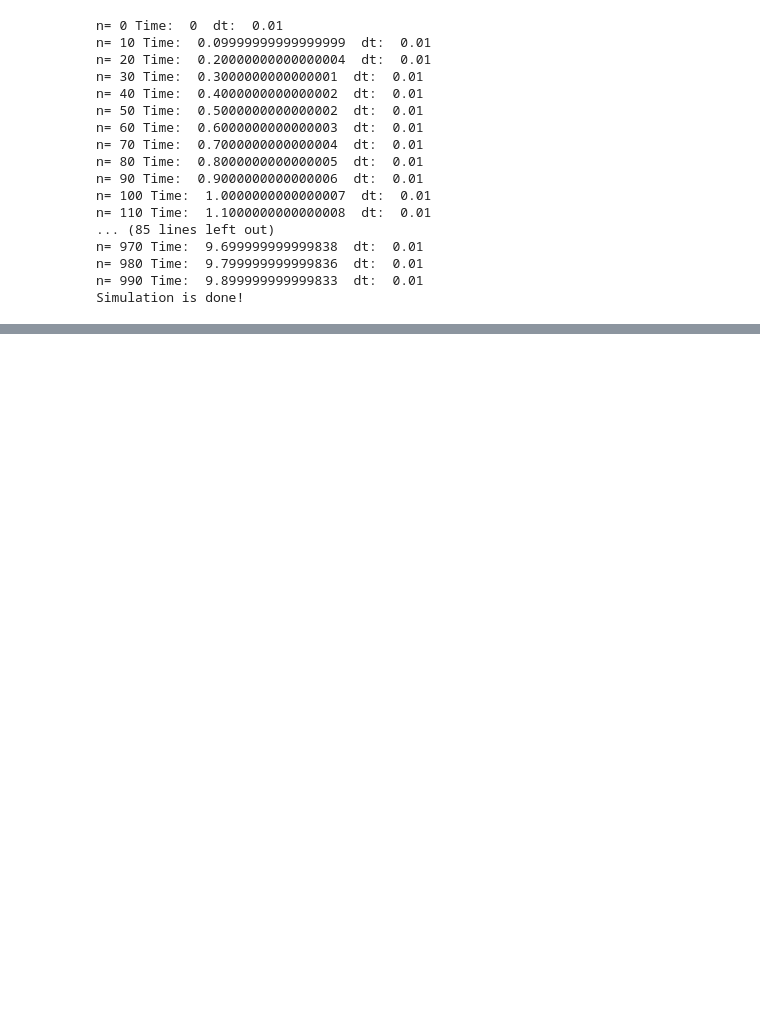
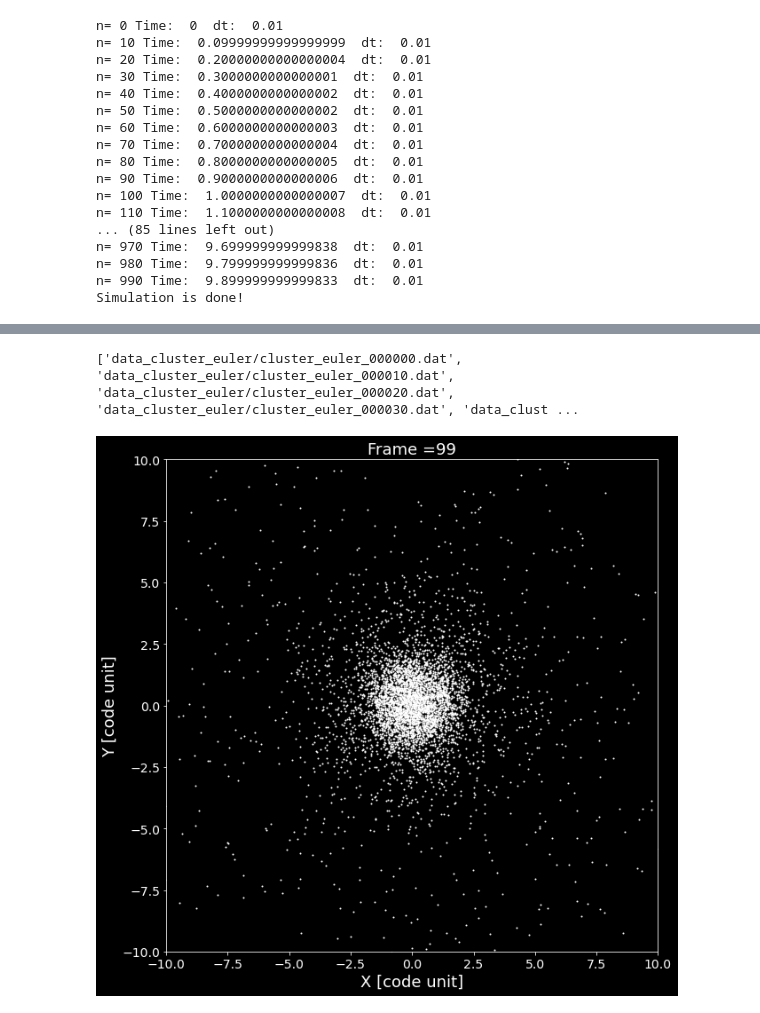
Before and after one commit to ricky4280/computationalPhysics-112, a Jupyter notebook: project2/HW2/HW2.ipynb, the cells around one changed output, grey strips where cells are left out. Saved outputs shown, nothing was run; the diff lists cells and outputs as text; code cells hidden in the pictures; blank space fills up the shorter version.

```diff
--- a/project2/HW2/HW2.ipynb
+++ b/project2/HW2/HW2.ipynb
@@ -166,2 +247,11 @@ plt.show()
+# %%
+# visualize the simulation: Euler
+fns = load_files('cluster_euler')
+print(fns)
+# save the movie
+save_movie(fns, filename='HW2_Euler.mp4', fps=10, lengthscale=10)
+# %% [output]
+['data_cluster_euler/cluster_euler_000000.dat', 'data_cluster_euler/cluster_euler_000010.dat', 'data_cluster_euler/cluster_euler_000020.dat', 'data_cluster_euler/cluster_euler_000030.dat', 'data_clust ...
+[figure, added]
 # %%
 # plot the total kinetic energy, potential energy, and total energy as a function of time
```
Also changed, not shown: parts of 19 cells of this notebook, 8 other files.
